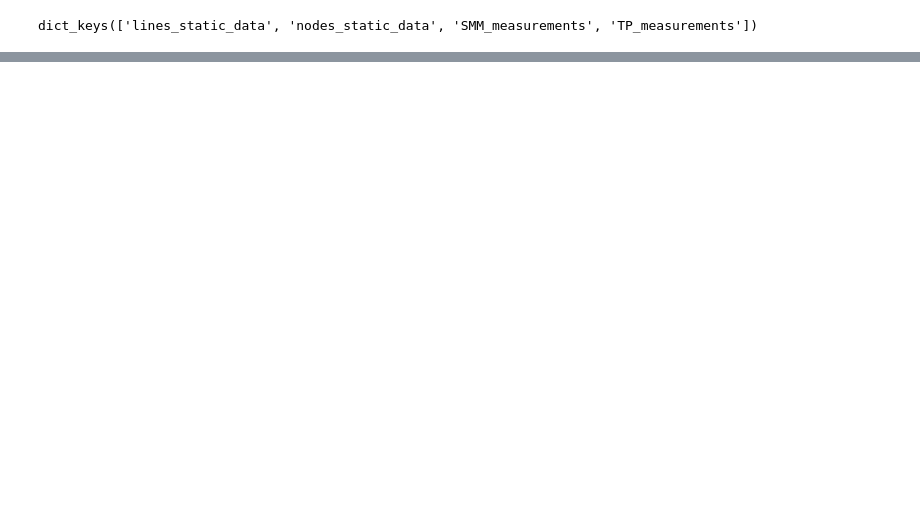
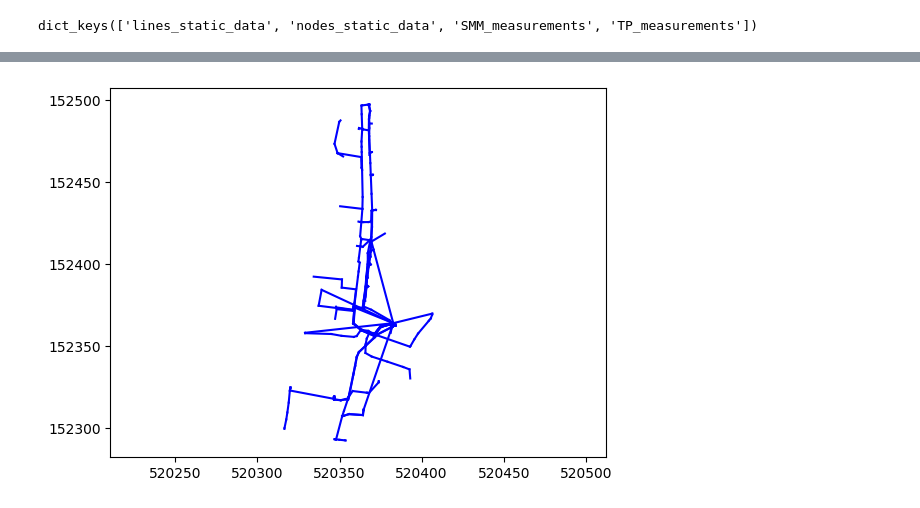
Before and after one commit to Kriznar4/GraphVolt, a Jupyter notebook: notebooks/02-ak-01-ak-tab2graph2temp.ipynb, the cells around one changed output, grey strips where cells are left out. Drawn from its saved outputs; the diff is of its cells as text; code cells hidden in the pictures; blank space fills up the shorter version.

```diff
--- a/notebooks/02-ak-01-ak-tab2graph2temp.ipynb
+++ b/notebooks/02-ak-01-ak-tab2graph2temp.ipynb
@@ -19,3 +21,8 @@ data["nodes_static_data"].head()
 data.keys()
 # %% [output]
 dict_keys(['lines_static_data', 'nodes_static_data', 'SMM_measurements', 'TP_measurements'])
+# %%
+data_nodes = data["nodes_static_data"]
+data_edges = data["lines_static_data"]
+data_ts_smm = data["SMM_measurements"]
+data_ts_tp = data["TP_measurements"]
@@ -21,0 +203,16 @@ dict_keys(['lines_static_data', 'nodes_static_data', 'SMM_measurements', 'TP_mea
+# %%
+import matplotlib.pyplot as plt
+
+for row in data_edges.iterrows():
+    coords = row[1]["coords"]
+    #transform string to list of tuples
+    coords = eval(coords)
+    for i in range(len(coords)-1):
+        x0, y0 = coords[i]
+        x1, y1 = coords[i+1]
+        plt.plot([x0, x1], [y0, y1], "b")
+#show plot with equal axis dimensions
+plt.axis("equal")
+plt.show()
+# %% [output]
+[figure, added]
```
Also changed, not shown: parts of 23 cells of this notebook, 2 other files.
